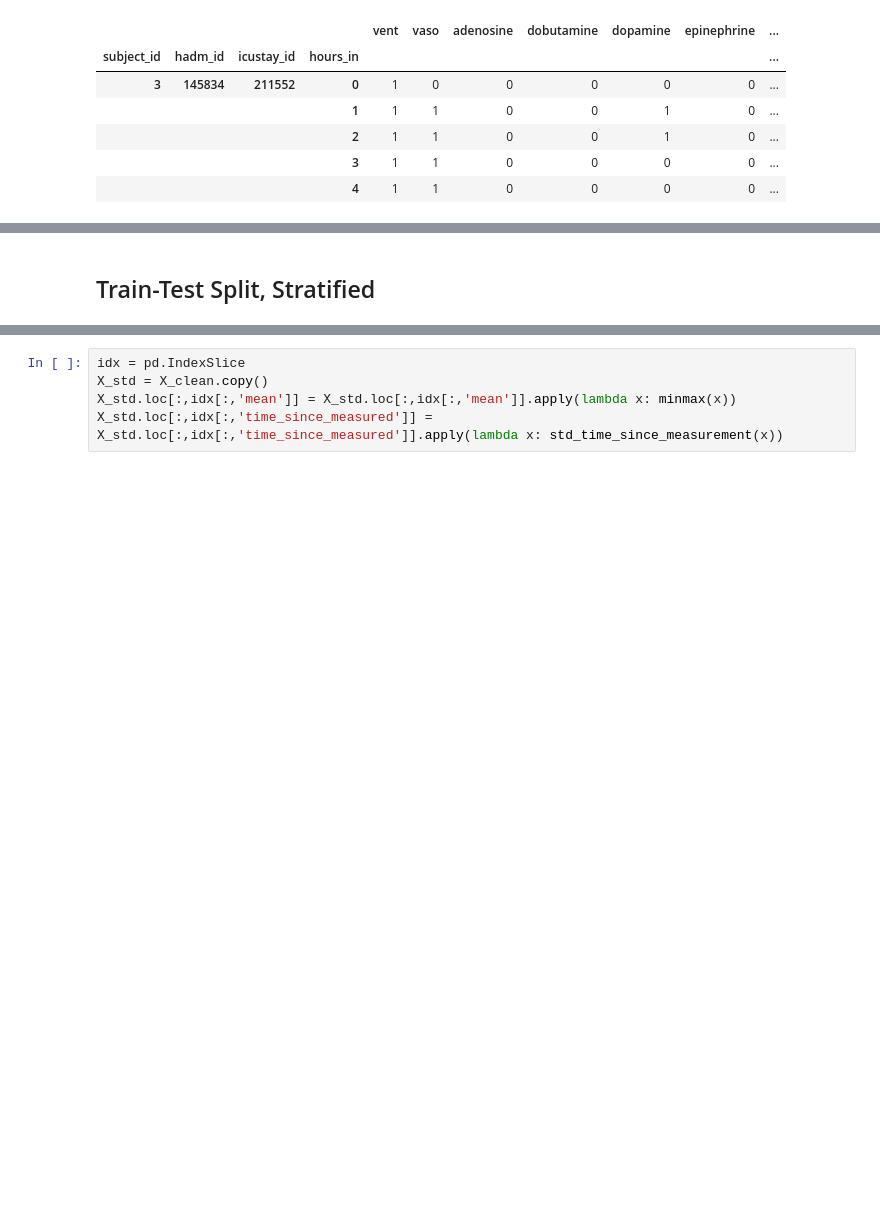
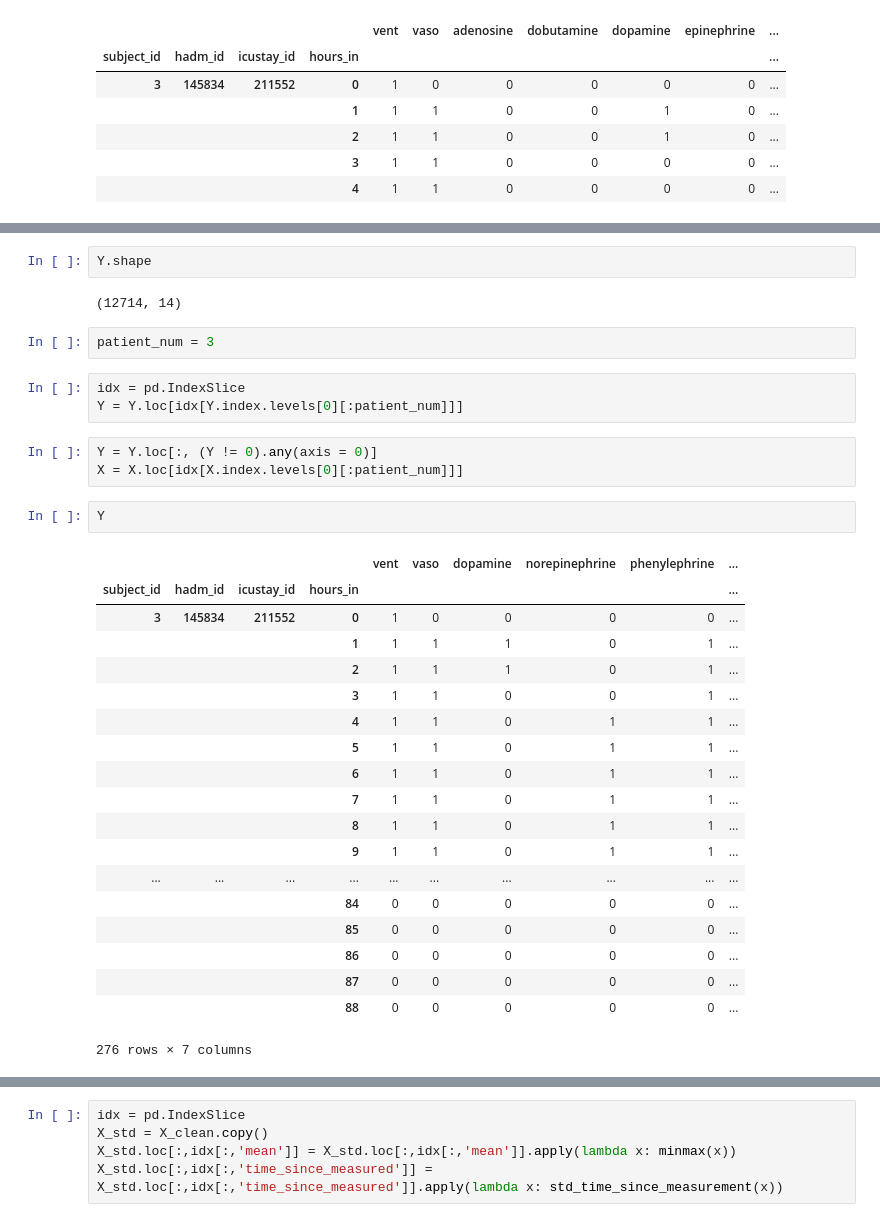
Before and after one commit to liesgame/MIMICIII, a Jupyter notebook: MIMIC_Extract/notebooks/test crnn - 副本.ipynb, the cells around one changed output, grey strips where cells are left out. Cells and saved outputs as stored; diff of their text form; blank space fills up the shorter version.

```diff
--- a/MIMIC_Extract/notebooks/test crnn - 副本.ipynb
+++ b/MIMIC_Extract/notebooks/test crnn - 副本.ipynb
@@ -79,2 +81,34 @@ Y.head()
-# %% [markdown]
-## Train-Test Split, Stratified
+# %%
+Y.shape
+# %% [output]
+(12714, 14)
+# %%
+patient_num = 3
+# %%
+idx = pd.IndexSlice
+Y = Y.loc[idx[Y.index.levels[0][:patient_num]]]
+# %%
+Y = Y.loc[:, (Y != 0).any(axis = 0)]
+X = X.loc[idx[X.index.levels[0][:patient_num]]]
+# %%
+Y
+# %% [output]
+|  |  |  |  | vent | vaso | dopamine | norepinephrine | phenylephrine | ... |
+| subject_id | hadm_id | icustay_id | hours_in |  |  |  |  |  | ... |
+| 3 | 145834 | 211552 | 0 | 1 | 0 | 0 | 0 | 0 | ... |
+|  |  |  | 1 | 1 | 1 | 1 | 0 | 1 | ... |
+|  |  |  | 2 | 1 | 1 | 1 | 0 | 1 | ... |
+|  |  |  | 3 | 1 | 1 | 0 | 0 | 1 | ... |
+|  |  |  | 4 | 1 | 1 | 0 | 1 | 1 | ... |
+|  |  |  | 5 | 1 | 1 | 0 | 1 | 1 | ... |
+|  |  |  | 6 | 1 | 1 | 0 | 1 | 1 | ... |
+|  |  |  | 7 | 1 | 1 | 0 | 1 | 1 | ... |
+|  |  |  | 8 | 1 | 1 | 0 | 1 | 1 | ... |
+|  |  |  | 9 | 1 | 1 | 0 | 1 | 1 | ... |
+| ... | ... | ... | ... | ... | ... | ... | ... | ... | ... |
+|  |  |  | 84 | 0 | 0 | 0 | 0 | 0 | ... |
+|  |  |  | 85 | 0 | 0 | 0 | 0 | 0 | ... |
+|  |  |  | 86 | 0 | 0 | 0 | 0 | 0 | ... |
+|  |  |  | 87 | 0 | 0 | 0 | 0 | 0 | ... |
+|  |  |  | 88 | 0 | 0 | 0 | 0 | 0 | ... |
+276 rows × 7 columns
```
Also changed, not shown: parts of 108 cells of this notebook, 4 other files.
